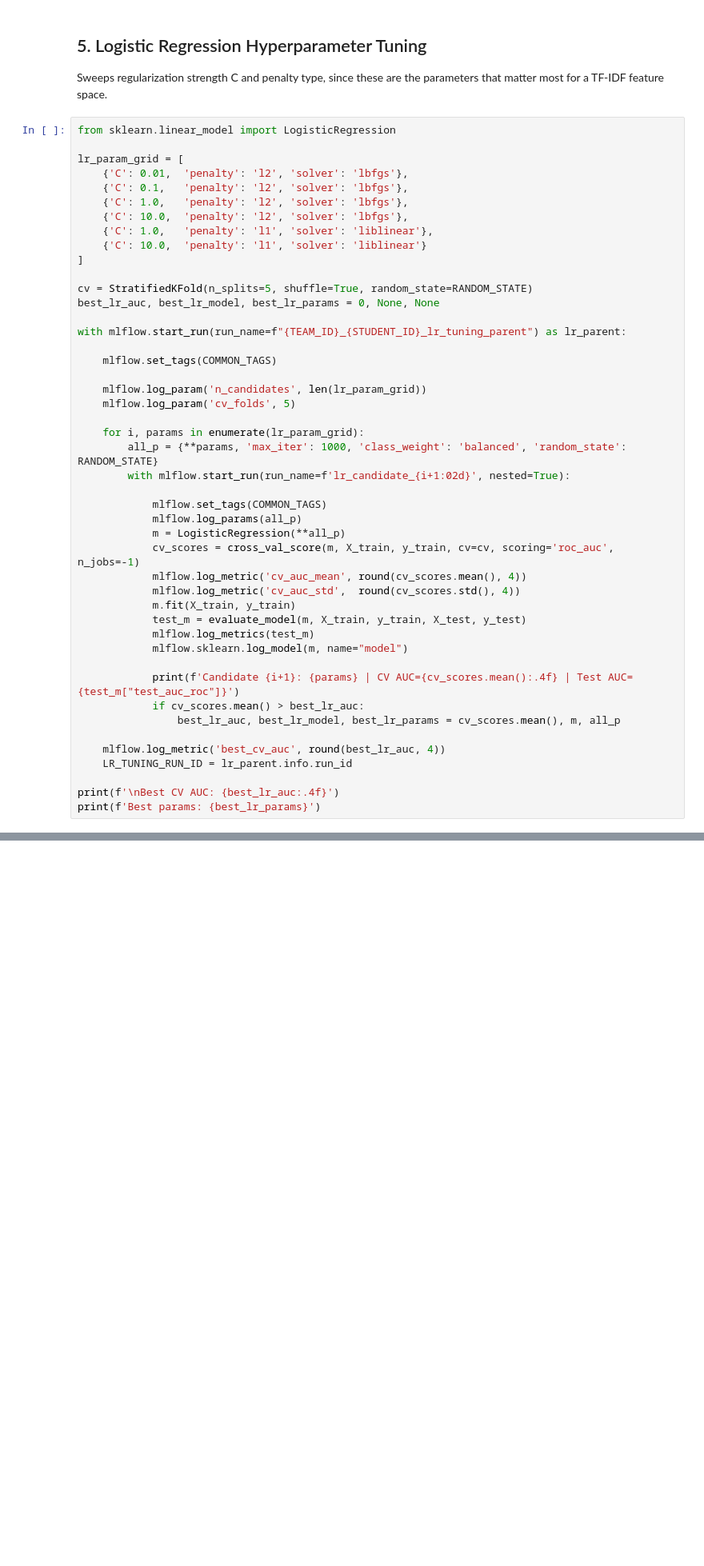
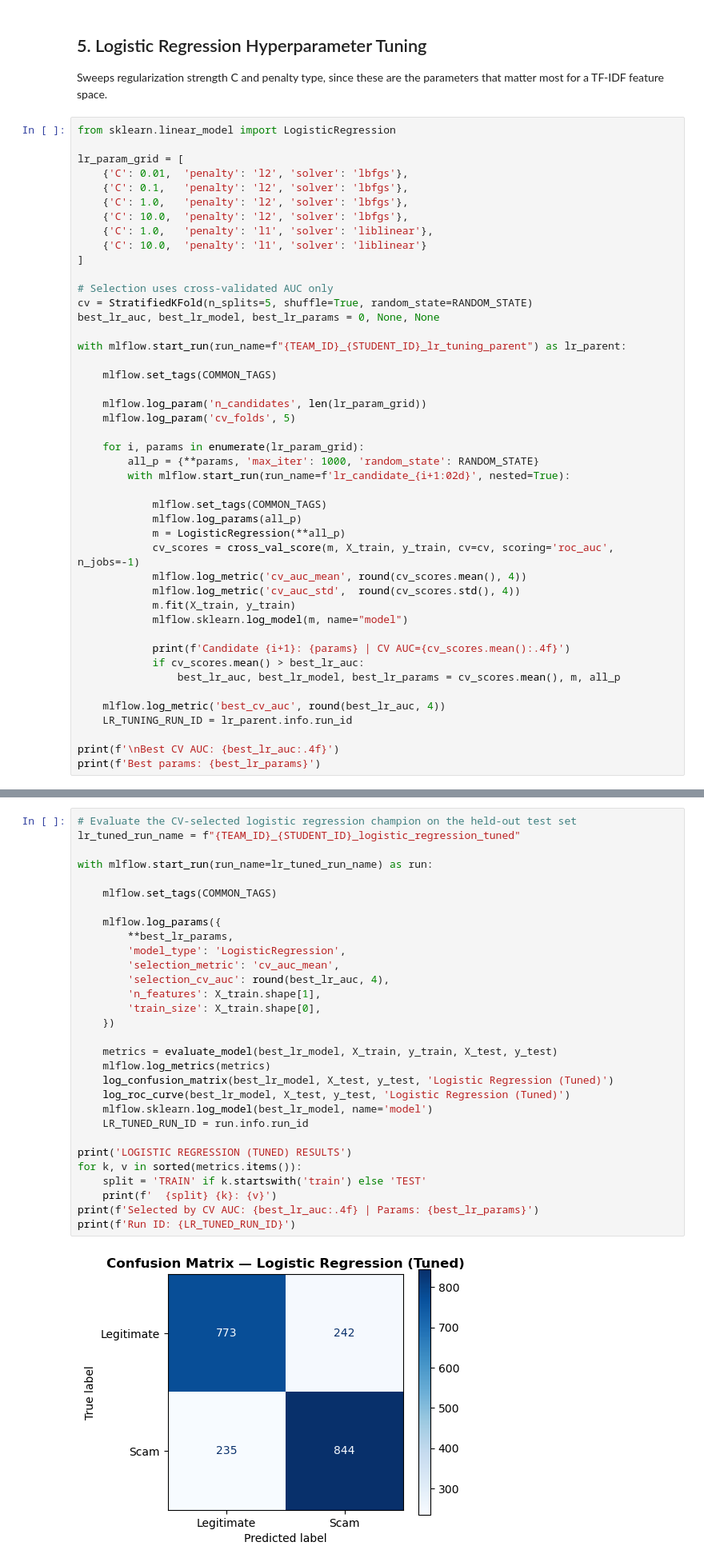
Before and after one commit to evaonghuilin-hub/CryptoScam-AI, a Jupyter notebook: notebooks/02_baseline_experiments_sagemaker_mlflow_app_with_team03.ipynb, the cells around one changed output, grey strips where cells are left out. Shown at 80% size. Drawn from its saved outputs; the diff is of its cells as text; blank space fills up the shorter version.

```diff
--- a/notebooks/02_baseline_experiments_sagemaker_mlflow_app_with_team03.ipynb
+++ b/notebooks/02_baseline_experiments_sagemaker_mlflow_app_with_team03.ipynb
@@ -428,6 +431,7 @@ lr_param_grid = [
     {'C': 10.0,  'penalty': 'l1', 'solver': 'liblinear'}
 ]
 
+# Selection uses cross-validated AUC only
 cv = StratifiedKFold(n_splits=5, shuffle=True, random_state=RANDOM_STATE)
 best_lr_auc, best_lr_model, best_lr_params = 0, None, None
 
@@ -439,7 +443,7 @@ with mlflow.start_run(run_name=f"{TEAM_ID}_{STUDENT_ID}_lr_tuning_parent") as lr
     mlflow.log_param('cv_folds', 5)
 
     for i, params in enumerate(lr_param_grid):
-        all_p = {**params, 'max_iter': 1000, 'class_weight': 'balanced', 'random_state': RANDOM_STATE}
+        all_p = {**params, 'max_iter': 1000, 'random_state': RANDOM_STATE}
         with mlflow.start_run(run_name=f'lr_candidate_{i+1:02d}', nested=True):
 
             mlflow.set_tags(COMMON_TAGS)
@@ -449,11 +453,9 @@ with mlflow.start_run(run_name=f"{TEAM_ID}_{STUDENT_ID}_lr_tuning_parent") as lr
             mlflow.log_metric('cv_auc_mean', round(cv_scores.mean(), 4))
             mlflow.log_metric('cv_auc_std',  round(cv_scores.std(), 4))
             m.fit(X_train, y_train)
-            test_m = evaluate_model(m, X_train, y_train, X_test, y_test)
-            mlflow.log_metrics(test_m)
             mlflow.sklearn.log_model(m, name="model")
 
-            print(f'Candidate {i+1}: {params} | CV AUC={cv_scores.mean():.4f} | Test AUC={test_m["test_auc_roc"]}')
+            print(f'Candidate {i+1}: {params} | CV AUC={cv_scores.mean():.4f}')
             if cv_scores.mean() > best_lr_auc:
                 best_lr_auc, best_lr_model, best_lr_params = cv_scores.mean(), m, all_p
 
@@ -482,0 +485,32 @@ Best params: {'C': 10.0, 'penalty': 'l2', 'solver': 'lbfgs', 'max_iter': 1000, '
+# %%
+# Evaluate the CV-selected logistic regression champion on the held-out test set
+lr_tuned_run_name = f"{TEAM_ID}_{STUDENT_ID}_logistic_regression_tuned"
+
+with mlflow.start_run(run_name=lr_tuned_run_name) as run:
+
+    mlflow.set_tags(COMMON_TAGS)
+
+    mlflow.log_params({
+        **best_lr_params,
+        'model_type': 'LogisticRegression',
+        'selection_metric': 'cv_auc_mean',
+        'selection_cv_auc': round(best_lr_auc, 4),
+        'n_features': X_train.shape[1],
+        'train_size': X_train.shape[0],
+    })
+
+    metrics = evaluate_model(best_lr_model, X_train, y_train, X_test, y_test)
+    mlflow.log_metrics(metrics)
+    log_confusion_matrix(best_lr_model, X_test, y_test, 'Logistic Regression (Tuned)')
+    log_roc_curve(best_lr_model, X_test, y_test, 'Logistic Regression (Tuned)')
+    mlflow.sklearn.log_model(best_lr_model, name='model')
+    LR_TUNED_RUN_ID = run.info.run_id
+
+print('LOGISTIC REGRESSION (TUNED) RESULTS')
+for k, v in sorted(metrics.items()):
+    split = 'TRAIN' if k.startswith('train') else 'TEST'
+    print(f'  {split} {k}: {v}')
+print(f'Selected by CV AUC: {best_lr_auc:.4f} | Params: {best_lr_params}')
+print(f'Run ID: {LR_TUNED_RUN_ID}')
+# %% [output]
+[figure, added]
```
Also changed, not shown: parts of 29 cells of this notebook, 5 other files.
